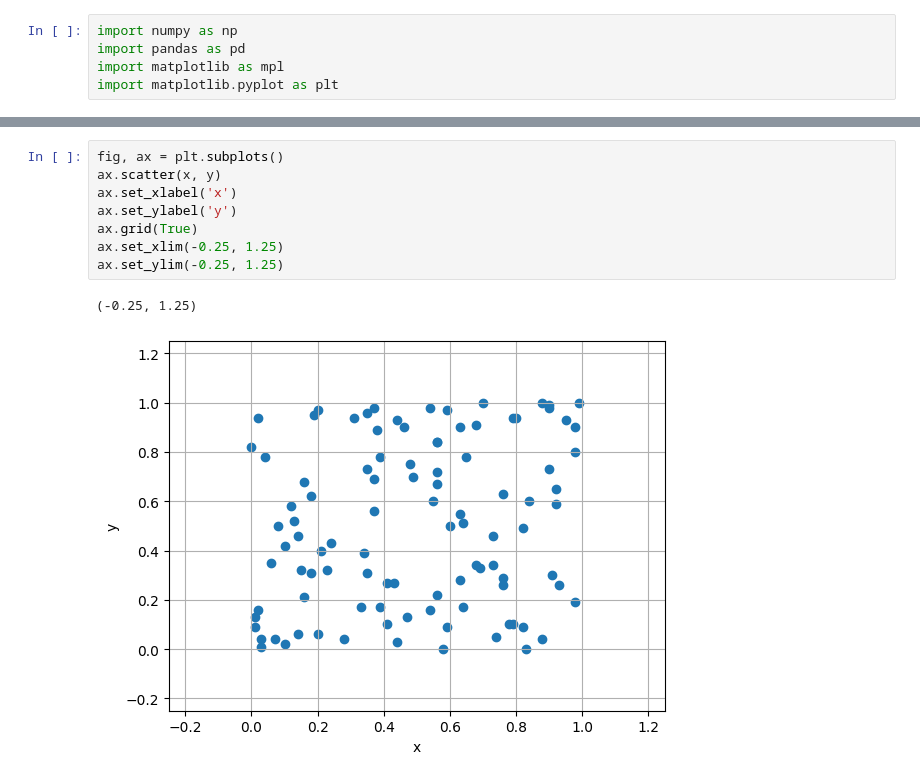
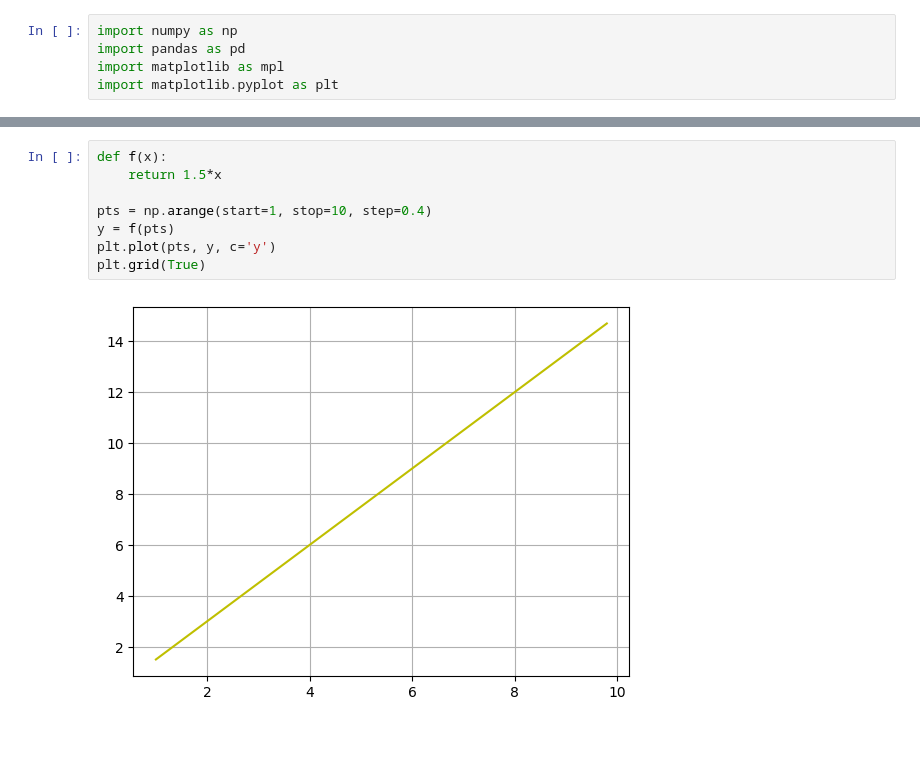
Before and after one commit to Mshra/notebooks, a Jupyter notebook: src/linear_regression.ipynb, the cells around one changed output, grey strips where cells are left out. Cells and saved outputs as stored; diff of their text form; blank space fills up the shorter version.

```diff
--- a/src/linear_regression.ipynb
+++ b/src/linear_regression.ipynb
@@ -29,11 +6,10 @@ car.head
-# %%
-fig, ax = plt.subplots()
-ax.scatter(x, y)
-ax.set_xlabel('x')
-ax.set_ylabel('y')
-ax.grid(True)
-ax.set_xlim(-0.25, 1.25)
-ax.set_ylim(-0.25, 1.25)
-# %% [output]
-(-0.25, 1.25)
-[figure, removed]
+# %%
+def f(x):
+    return 1.5*x
+
+pts = np.arange(start=1, stop=10, step=0.4)
+y = f(pts)
+plt.plot(pts, y, c='y')
+plt.grid(True)
+# %% [output]
+[figure, added]
```
Also changed, not shown: parts of 4 cells of this notebook.
